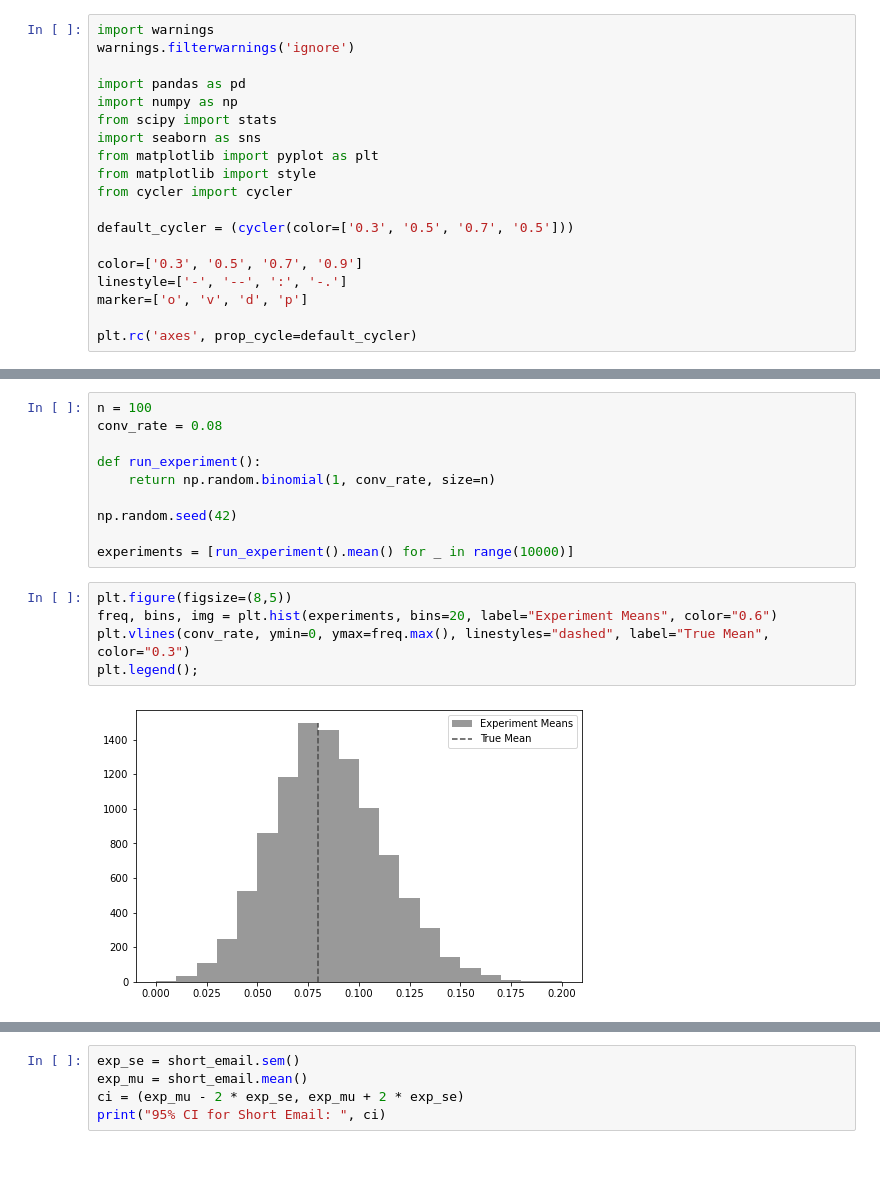
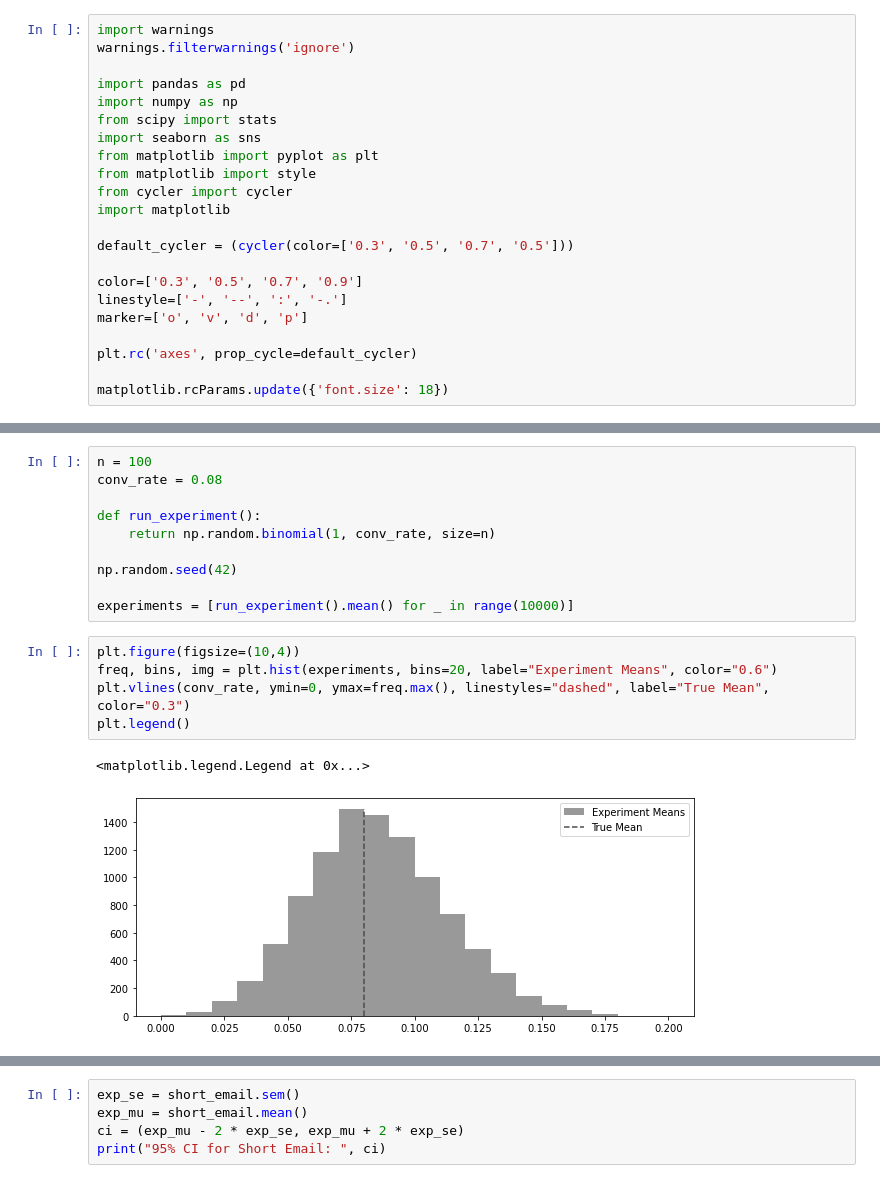
Before and after one commit to matheusfacure/causal-inference-in-python-code, a Jupyter notebook: causal-inference-in-python/02-Randomised-Experiments-and-Stats-Review.ipynb, the cells around one changed output, grey strips where cells are left out. Cells and saved outputs as stored; diff of their text form.

```diff
--- a/causal-inference-in-python/02-Randomised-Experiments-and-Stats-Review.ipynb
+++ b/causal-inference-in-python/02-Randomised-Experiments-and-Stats-Review.ipynb
@@ -66,6 +64,7 @@ import seaborn as sns
 from matplotlib import pyplot as plt
 from matplotlib import style
 from cycler import cycler
+import matplotlib
 
 default_cycler = (cycler(color=['0.3', '0.5', '0.7', '0.5']))
 
@@ -74,6 +73,8 @@ linestyle=['-', '--', ':', '-.']
 marker=['o', 'v', 'd', 'p']
 
 plt.rc('axes', prop_cycle=default_cycler)
+
+matplotlib.rcParams.update({'font.size': 18})
 # %%
 df = pd.read_csv("data/enem_scores.csv")
 df.sort_values(by="avg_score", ascending=False).head(10)
@@ -156,11 +160,12 @@ np.random.seed(42)
 
 experiments = [run_experiment().mean() for _ in range(10000)]
 # %%
-plt.figure(figsize=(8,5))
+plt.figure(figsize=(10,4))
 freq, bins, img = plt.hist(experiments, bins=20, label="Experiment Means", color="0.6")
 plt.vlines(conv_rate, ymin=0, ymax=freq.max(), linestyles="dashed", label="True Mean", color="0.3")
-plt.legend();
+plt.legend()
 # %% [output]
+<matplotlib.legend.Legend at 0x...>
-[figure, old version]
+[figure, new version]
 # %%
 np.random.seed(42)
```
Also changed, not shown: parts of 14 cells of this notebook, 2 other files.
